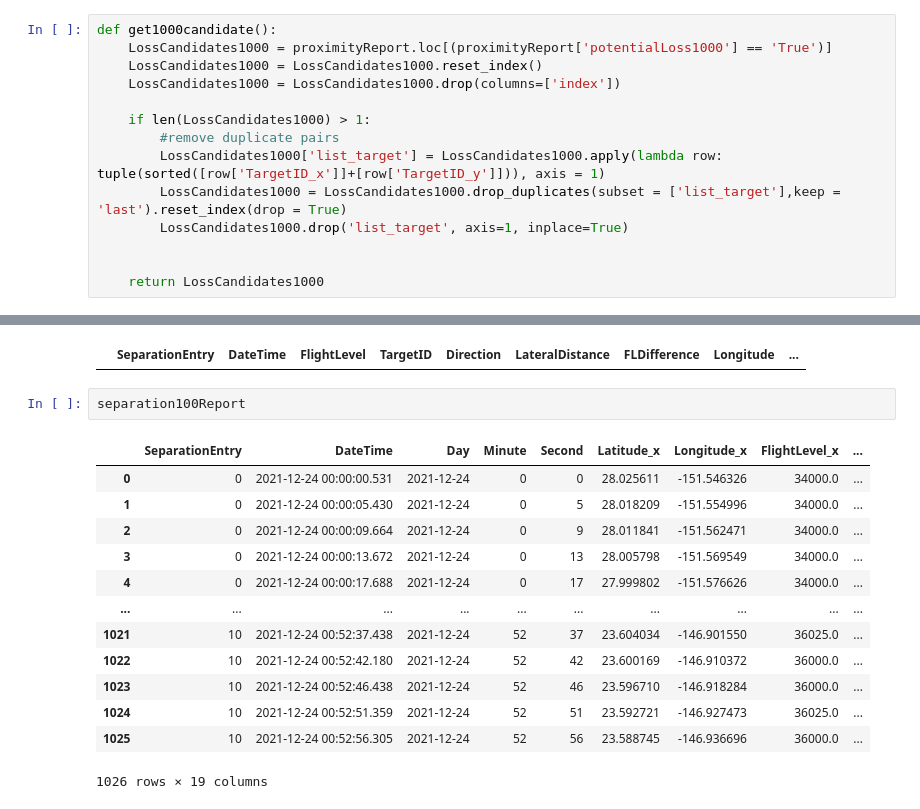
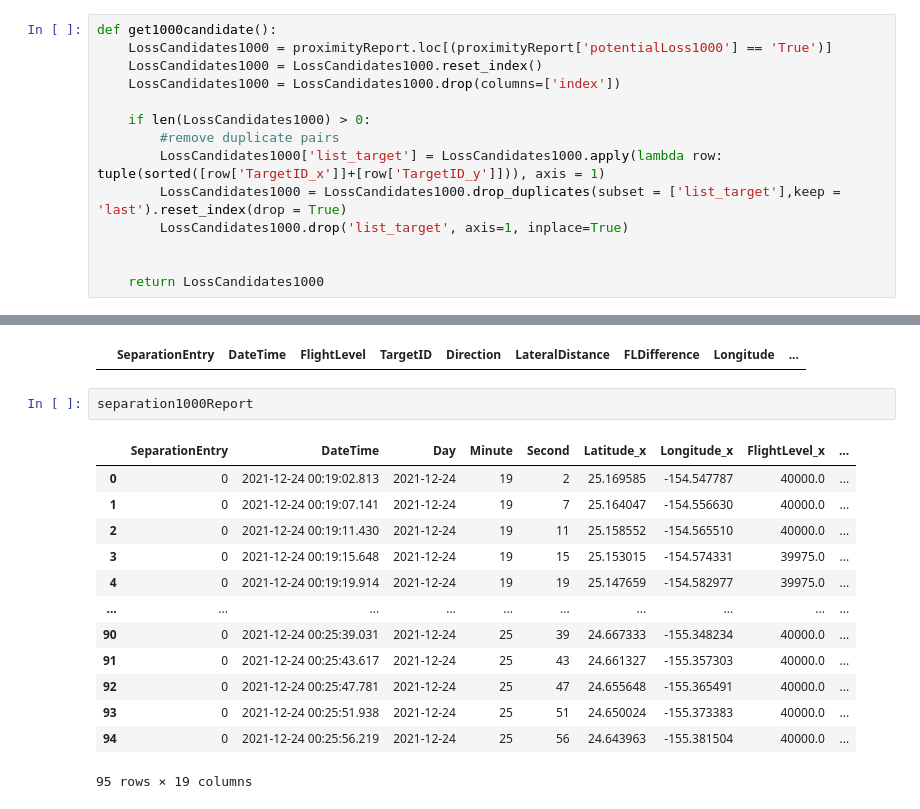
Before and after one commit to DAEN690-S22-OA/OceanicAirspaceProject, a Jupyter notebook: FinalProduct.ipynb, the cells around one changed output, grey strips where cells are left out. Drawn from its saved outputs; the diff is of its cells as text.

```diff
--- a/FinalProduct.ipynb
+++ b/FinalProduct.ipynb
@@ -347,7 +343,7 @@ def get1000candidate():
     LossCandidates1000 = LossCandidates1000.reset_index()
     LossCandidates1000 = LossCandidates1000.drop(columns=['index'])
 
-    if len(LossCandidates1000) > 1:
+    if len(LossCandidates1000) > 0:
         #remove duplicate pairs
         LossCandidates1000['list_target'] = LossCandidates1000.apply(lambda row: tuple(sorted([row['TargetID_x']]+[row['TargetID_y']])), axis = 1)
         LossCandidates1000 = LossCandidates1000.drop_duplicates(subset = ['list_target'],keep = 'last').reset_index(drop = True)
@@ -627,22 +622,22 @@ separation400Report
 visualization400Report
 # %% [output]
 |  | SeparationEntry | DateTime | FlightLevel | TargetID | Direction | LateralDistance | FLDifference | Longitude | ... |
-# %%
-separation100Report
-# %% [output]
-|  | SeparationEntry | DateTime | Day | Minute | Second | Latitude_x | Longitude_x | FlightLevel_x | ... |
-| 0 | 0 | 2021-12-24 00:00:00.531 | 2021-12-24 | 0 | 0 | 28.025611 | -151.546326 | 34000.0 | ... |
-| 1 | 0 | 2021-12-24 00:00:05.430 | 2021-12-24 | 0 | 5 | 28.018209 | -151.554996 | 34000.0 | ... |
-| 2 | 0 | 2021-12-24 00:00:09.664 | 2021-12-24 | 0 | 9 | 28.011841 | -151.562471 | 34000.0 | ... |
-| 3 | 0 | 2021-12-24 00:00:13.672 | 2021-12-24 | 0 | 13 | 28.005798 | -151.569549 | 34000.0 | ... |
-| 4 | 0 | 2021-12-24 00:00:17.688 | 2021-12-24 | 0 | 17 | 27.999802 | -151.576626 | 34000.0 | ... |
-| ... | ... | ... | ... | ... | ... | ... | ... | ... | ... |
-| 1021 | 10 | 2021-12-24 00:52:37.438 | 2021-12-24 | 52 | 37 | 23.604034 | -146.901550 | 36025.0 | ... |
-| 1022 | 10 | 2021-12-24 00:52:42.180 | 2021-12-24 | 52 | 42 | 23.600169 | -146.910372 | 36000.0 | ... |
-| 1023 | 10 | 2021-12-24 00:52:46.438 | 2021-12-24 | 52 | 46 | 23.596710 | -146.918284 | 36000.0 | ... |
-| 1024 | 10 | 2021-12-24 00:52:51.359 | 2021-12-24 | 52 | 51 | 23.592721 | -146.927473 | 36025.0 | ... |
-| 1025 | 10 | 2021-12-24 00:52:56.305 | 2021-12-24 | 52 | 56 | 23.588745 | -146.936696 | 36000.0 | ... |
-1026 rows × 19 columns
+# %%
+separation1000Report
+# %% [output]
+|  | SeparationEntry | DateTime | Day | Minute | Second | Latitude_x | Longitude_x | FlightLevel_x | ... |
+| 0 | 0 | 2021-12-24 00:19:02.813 | 2021-12-24 | 19 | 2 | 25.169585 | -154.547787 | 40000.0 | ... |
+| 1 | 0 | 2021-12-24 00:19:07.141 | 2021-12-24 | 19 | 7 | 25.164047 | -154.556630 | 40000.0 | ... |
+| 2 | 0 | 2021-12-24 00:19:11.430 | 2021-12-24 | 19 | 11 | 25.158552 | -154.565510 | 40000.0 | ... |
+| 3 | 0 | 2021-12-24 00:19:15.648 | 2021-12-24 | 19 | 15 | 25.153015 | -154.574331 | 39975.0 | ... |
+| 4 | 0 | 2021-12-24 00:19:19.914 | 2021-12-24 | 19 | 19 | 25.147659 | -154.582977 | 39975.0 | ... |
+| ... | ... | ... | ... | ... | ... | ... | ... | ... | ... |
+| 90 | 0 | 2021-12-24 00:25:39.031 | 2021-12-24 | 25 | 39 | 24.667333 | -155.348234 | 40000.0 | ... |
+| 91 | 0 | 2021-12-24 00:25:43.617 | 2021-12-24 | 25 | 43 | 24.661327 | -155.357303 | 40000.0 | ... |
+| 92 | 0 | 2021-12-24 00:25:47.781 | 2021-12-24 | 25 | 47 | 24.655648 | -155.365491 | 40000.0 | ... |
+| 93 | 0 | 2021-12-24 00:25:51.938 | 2021-12-24 | 25 | 51 | 24.650024 | -155.373383 | 40000.0 | ... |
+| 94 | 0 | 2021-12-24 00:25:56.219 | 2021-12-24 | 25 | 56 | 24.643963 | -155.381504 | 40000.0 | ... |
+95 rows × 19 columns
 # %%
 visualization1000Report
 # %% [output]
```
Also changed, not shown: parts of 16 cells of this notebook.
